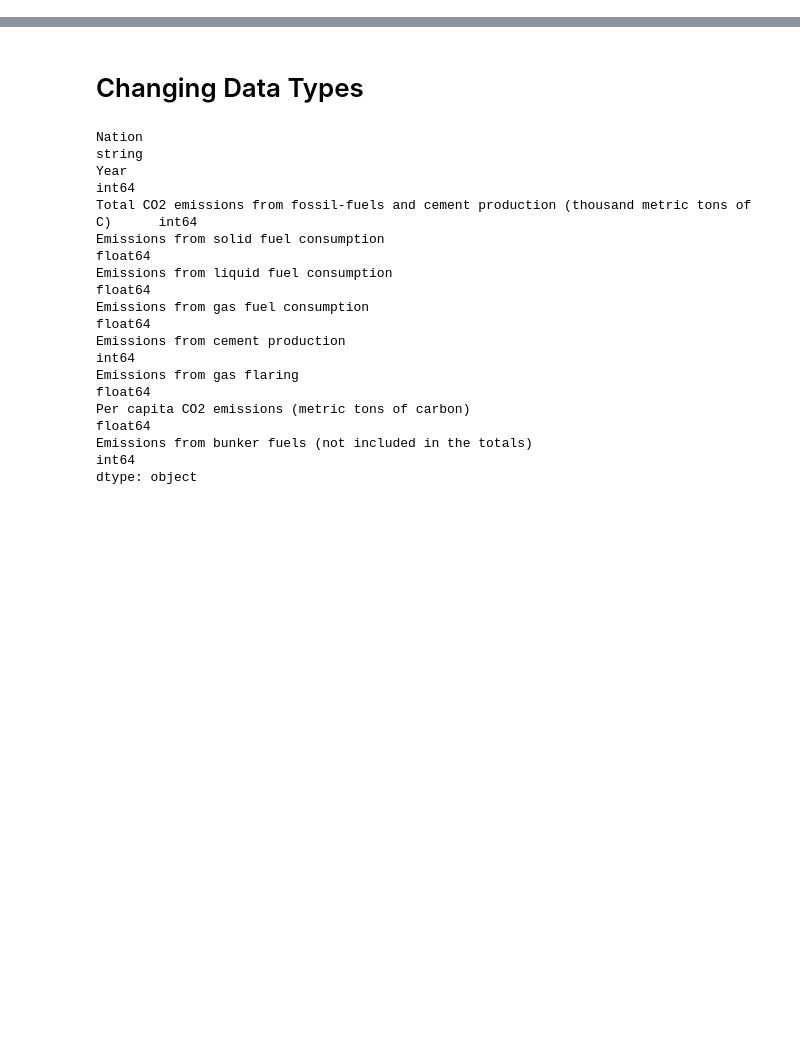
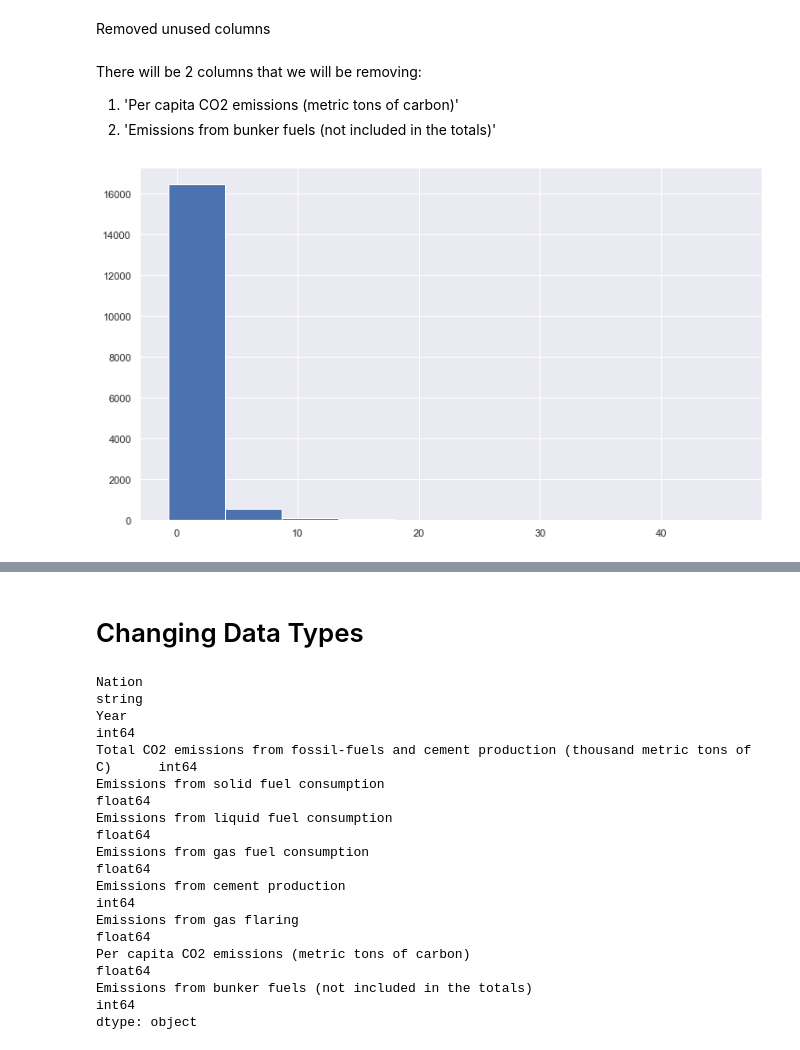
Before and after one commit to tahmidbintaslim/ProgrammingForDataScienceProject, a Jupyter notebook: National.ipynb, the cells around one changed output, grey strips where cells are left out. Cells and saved outputs as stored; diff of their text form; code cells hidden in the pictures; blank space fills up the shorter version.

```diff
--- a/National.ipynb
+++ b/National.ipynb
@@ -91,0 +9,26 @@ dtype: object
+# %%
+#Executing the codes
+import pandas as pd
+import numpy as np
+import itertools
+import warnings
+warnings.filterwarnings('ignore')
+import matplotlib.pyplot as plt
+from sklearn.metrics import r2_score, median_absolute_error, mean_absolute_error
+from sklearn.metrics import median_absolute_error, mean_squared_error, mean_squared_log_error
+from tqdm import tqdm_notebook
+from itertools import product
+from statsmodels.tsa.arima_model import ARMA
+from statsmodels.tsa.statespace.sarimax import SARIMAX
+from statsmodels.tsa.holtwinters import ExponentialSmoothing
+from statsmodels.tsa.holtwinters import HoltWintersResults
+from datetime import datetime
+import statsmodels.tsa.api as smt
+from pylab import rcParams
+from numpy import nan
+from numpy import isnan
+from sklearn.impute import SimpleImputer
+import seaborn as sns
+#Set style
+sns.set()
+rcParams['figure.figsize'] = 12, 7
@@ -91,0 +39,3 @@ dtype: object
+# %%
+data = pd.read_csv(r"C:\Users\Lenovo\Documents\GitHub\ProgrammingForDataScienceProject\Data\national1751_2014.csv")
+data.head()
@@ -91,0 +86,7 @@ dtype: object
+# %%
+data["Nation"] = data["Nation"].astype("string")
+data["Emissions from solid fuel consumption"] = pd.to_numeric(data["Emissions from solid fuel consumption"],errors='coerce')
+data["Emissions from liquid fuel consumption"] = pd.to_numeric(data["Emissions from liquid fuel consumption"],errors='coerce')
+data["Emissions from gas fuel consumption"] = pd.to_numeric(data["Emissions from gas fuel consumption"],errors='coerce')
+data["Emissions from gas flaring"] = pd.to_numeric(data["Emissions from gas flaring"],errors='coerce')
+data["Per capita CO2 emissions (metric tons of carbon)"] = pd.to_numeric(data["Per capita CO2 emissions (metric tons of carbon)"],errors='coerce')
@@ -91,0 +127,5 @@ dtype: object
+# %%
+# mark missing values "." as missing or NaN
+data = data.replace('.', nan)
+# fill missing values with mean column values
+data.fillna(data.mean(), inplace=True)
@@ -91,0 +164,11 @@ dtype: object
+# %% [markdown]
+Removed unused columns
+# %% [markdown]
+There will be 2 columns that we will be removing:
+
+1. 'Per capita CO2 emissions (metric tons of carbon)'
+2. 'Emissions from bunker fuels (not included in the totals)'
+# %%
+data['Per capita CO2 emissions (metric tons of carbon)'].hist(bins=10);
+# %% [output]
+[figure, added]
```
Also changed, not shown: parts of 44 cells of this notebook, 2 other files.
